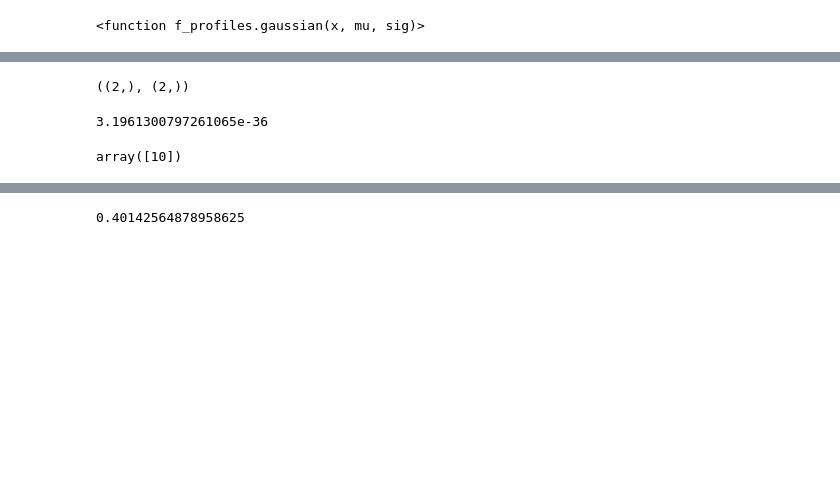
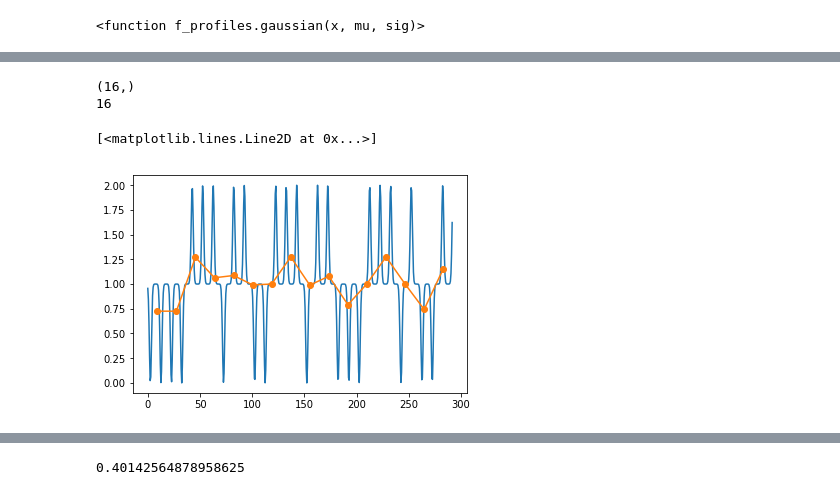
Before and after one commit to bbrzycki/setigen, a Jupyter notebook: jupyter-notebooks/Add_general_signal.ipynb, the cells around one changed output, grey strips where cells are left out. Cells and saved outputs as stored; diff of their text form; code cells hidden in the pictures; blank space fills up the shorter version.

```diff
--- a/jupyter-notebooks/Add_general_signal.ipynb
+++ b/jupyter-notebooks/Add_general_signal.ipynb
@@ -391,9 +382,42 @@ plt.plot(ts, y)
-# %%
-periodic_gaussian_t_profile(period = 100, phase = 0, width = 1, sigma = 25, pnum = 2, amplitude = 1, level = 0)(10)
-# %% [output]
-((2,), (2,))
-3.1961300797261065e-36
-# %%
-np.array([10])
-# %% [output]
-array([10])
+# %%
+scale_factor = 1
+tsamp = 18.253611008/scale_factor
+# tsamp = 0.5
+fch1 = 6095.214842353016
+df = -2.7939677238464355e-06
+# df = -2e-06
+
+fchans = 1024
+tchans = 16*scale_factor
+# tchans = 512
+
+fs = np.arange(fch1, fch1 + fchans*df, df)
+ts = np.arange(0, tchans*tsamp, tsamp)
+print(ts.shape)
+samples = 32
+
+func = periodic_gaussian_t_profile(period = 10, phase = 0, sigma = 0.1, pulse_dir = 'rand', width = 1, pnum = 3, amplitude = 1, level = 1)
+new_ts = np.arange(0, tchans*tsamp, tsamp/samples)
+y = func(new_ts)
+
+# y = func(ts)
+# plt.plot(ts, y)
+
+# import scipy.integrate as integrate
+# import scipy.special as special
+new_y = []
+for i in range(len(ts)):
+    tot = 0
+    for j in range(samples*i, samples*(i+1)):
+        tot += y[j]
+    new_y.append(tot / samples)
+#     val = integrate.quad(func, ts[i], ts[i] + tsamp, limit=10)[0] / tsamp
+#     new_ts.append(val)
+print(len(new_y))
+plt.plot(new_ts, y)
+plt.plot(ts+tsamp/2, new_y, 'o-')
+# %% [output]
+(16,)
+16
+[<matplotlib.lines.Line2D at 0x...>]
+[figure, added]
```
Also changed, not shown: parts of 7 cells of this notebook, 2 other files.
